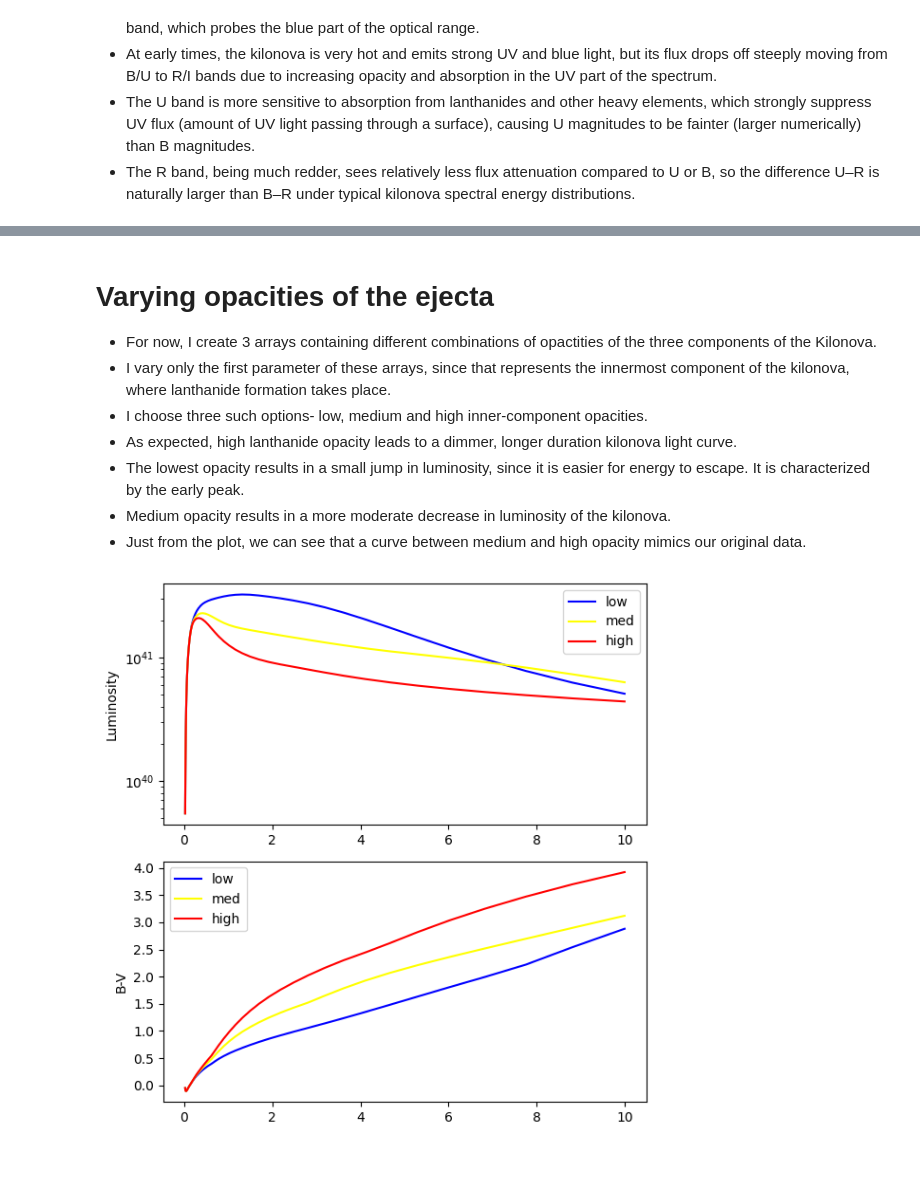
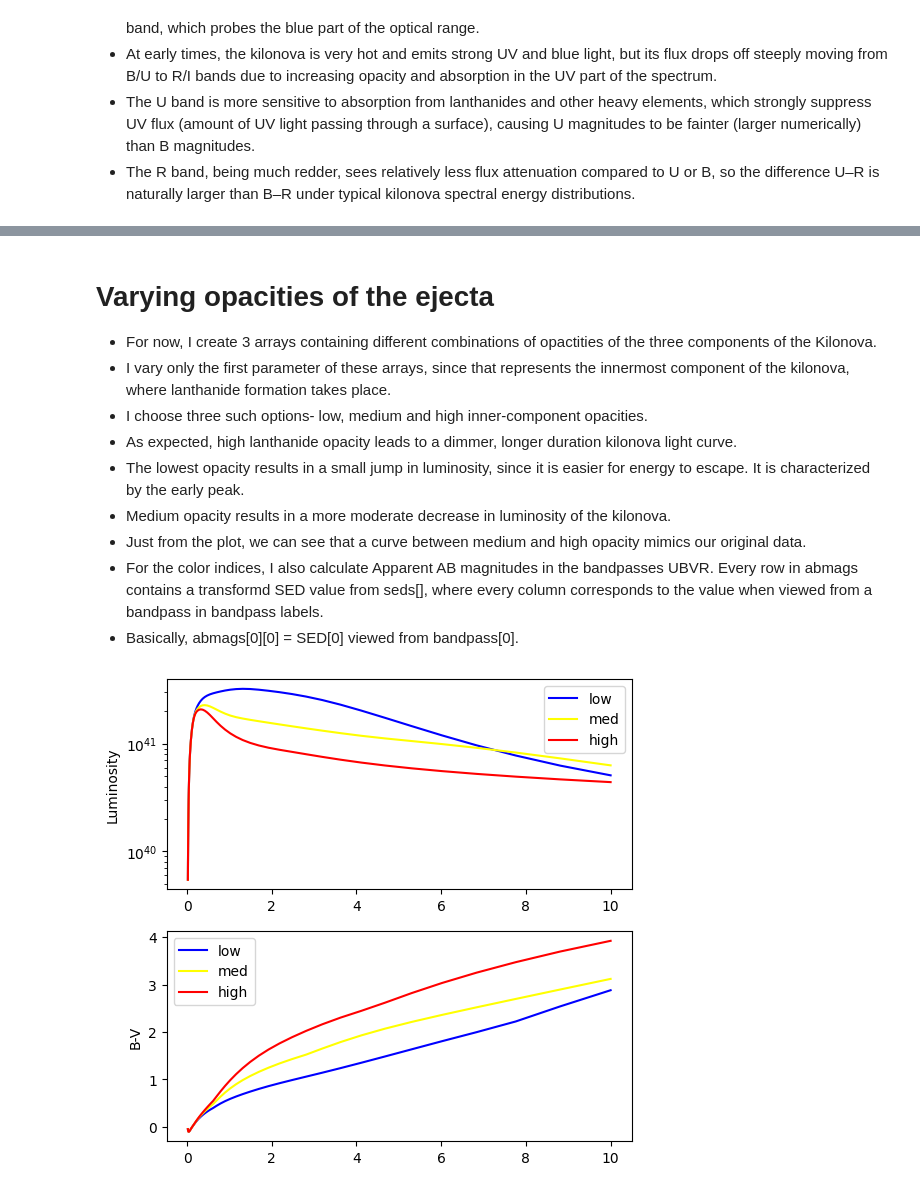
Before and after one commit to fa22991/Modeling-kilonovae-based-on-at2017gfo-, a Jupyter notebook: lightcurve.ipynb, the cells around one changed output, grey strips where cells are left out. Drawn from its saved outputs; the diff is of its cells as text; code cells hidden in the pictures; blank space fills up the shorter version.

Commit message:
opacity curves

```diff
--- a/lightcurve.ipynb
+++ b/lightcurve.ipynb
@@ -85,14 +83,7 @@ plt.show()
 - The R band, being much redder, sees relatively less flux attenuation compared to U or B, so the difference U–R is naturally larger than B–R under typical kilonova spectral energy distributions.
 # %%
 from scipy import interpolate
-mag_r= []
-time_r= []
-mag_b = []
-time_b = []
-mag_u = []
-time_u = []
-mag_v = []
-time_v = []
+mag_r, time_r, mag_b, time_b, mag_u ,time_u,mag_v,time_v = [], [],[],[],[],[],[],[]
 col_index_bv = {}
 col_index_ub = {}
 col_index_vr = {}
@@ -115,11 +106,17 @@ for line in data:
 
 mag_r.pop(0) #none of the other filters contain a magnitude at time '0.5', so i remove that value in the R filter's data set to make it more accurate.
 time_r.pop(0)
-f = interpolate.interp1d(time_b, mag_b, fill_value='extrapolate') #extrapolated values fitting the other bands to the R band. Less accurate.
+time_v.pop(0) #same for v
+mag_v.pop(0)
+# f_b_interp = interpolate.interp1d(time_b, mag_b, kind='linear', fill_value="extrapolate")
+# mag_b_synced = f_b_interp(time_v)
+# print(time_b, time_v, sep="! ")
+# print(mag_b, mag_v, sep="! ")
+f = interpolate.interp1d(time_b, mag_b, fill_value='intrapolate') #extrapolated values fitting the other bands to the R band. Less accurate.
 # time_b.insert(0, np.float64(0.5))
 # mag_b.insert(0, f(time_b[0]))
 for i in range(len(mag_r)):
-    col_index_bv[(mag_b[i] - mag_v[i]).astype(float)] = ((time_b[i] + time_v[i])/2).astype(float)
+    col_index_bv[(mag_b[i] - mag_v[i]).astype(float)] = time_v[i]
     col_index_ub[(mag_u[i] - mag_b[i]).astype(float)] = ((time_u[i] + time_b[i])/2).astype(float)
     col_index_vr[(mag_v[i] - mag_r[i]).astype(float)] = ((time_v[i] + time_r[i])/2).astype(float)
 plt.plot(col_index_bv.values(), col_index_bv.keys(),'-', label="B-V")
@@ -212,44 +219,42 @@ plt.show()
 - The lowest opacity results in a small jump in luminosity, since it is easier for energy to escape. It is characterized by the early peak.
 - Medium opacity results in a more moderate decrease in luminosity of the kilonova.
 - Just from the plot, we can see that a curve between medium and high opacity mimics our original data.
+- For the color indices, I also calculate Apparent AB magnitudes in the bandpasses UBVR. Every row in abmags contains a transformd SED value from seds[], where every column corresponds to the value when viewed from a bandpass in bandpass labels.
+- Basically, abmags[0][0] = SED[0] viewed from bandpass[0].
 # %%
 
 opacities = {
     'low': np.asarray([1.0, 1.0, 0.5]) * u.cm**2 / u.g,
     'med': np.asarray([5.0, 2.0, 0.5]) * u.cm**2 / u.g,
     'high': np.asarray([20.0, 5.0, 0.5]) * u.cm**2 / u.g
 }
 
 fig, (axL, axBV) = plt.subplots(2, 1, figsize=(6, 6))
 
 #since low opacity = bluer light, i chose those colors to represent that a bit
 colors = ['blue', 'yellow', 'red']
 
 for i, (name, ops) in enumerate(opacities.items()):
     L, T, r = lightcurve(t, mass, velocities, ops, n)
 
     #I'm extracting the bandpasses I used above for the color indices so its easy to compare
     bandpass_labels = 'BV'
     bandpasses = [synphot.SpectralElement.from_filter(f'johnson_{label}') for label in bandpass_labels]
     #converting the same observations to AB magnitudes for plotting/comparison.
     seds = [synphot.SourceSpectrum(synphot.BlackBody1D, temperature=TT)* np.pi * (rr / DL).to(u.dimensionless_unscaled)**2 for TT, rr in zip(T, r)]
     abmags = np.array([[synphot.Observation(sed, bp).effstim(u.ABmag).value for bp in bandpasses] for sed in seds], dtype=float)
-
-    B_mag = abmags[:, 0]
-    V_mag = abmags[:, 1]
-    color_BV = np.array(B_mag) - np.array(V_mag)
+    b_mag = abmags[:,0]
+    v_mag = abmags[:,1]
+    b_v = b_mag - v_mag
     axL.plot(t.value, L, color=colors[i], label=name)
-    axBV.plot(t.value, color_BV, color=colors[i], label=name)
+    axBV.plot(t.value, b_v, color=colors[i], label=name)
 
 axL.set_yscale('log')
 axL.set_ylabel('Luminosity')
 axL.legend()
-
 axBV.set_ylabel('B-V')
 axBV.legend()
 
-plt.tight_layout()
-plt.savefig('lanthanide_opacity_test.png')
 plt.show()
 # %% [output]
-[figure, old version]
+[figure, new version]
```
Also changed, not shown: parts of 4 cells of this notebook, 6 other files.
